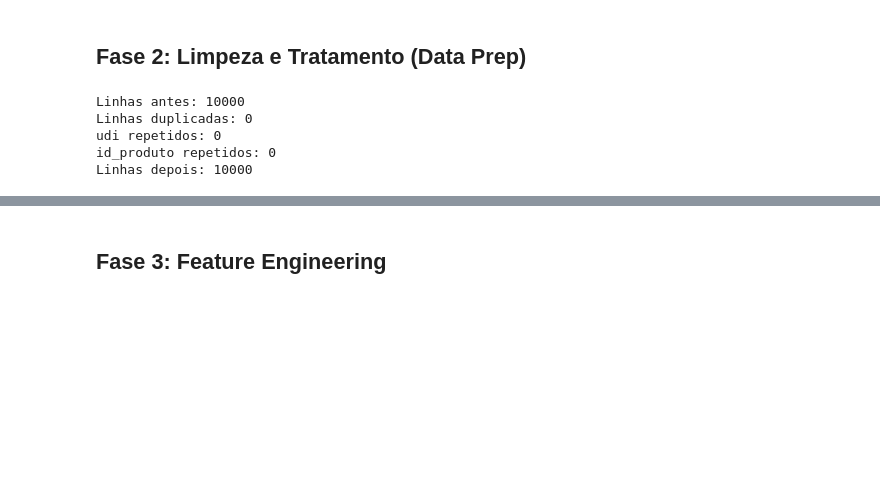
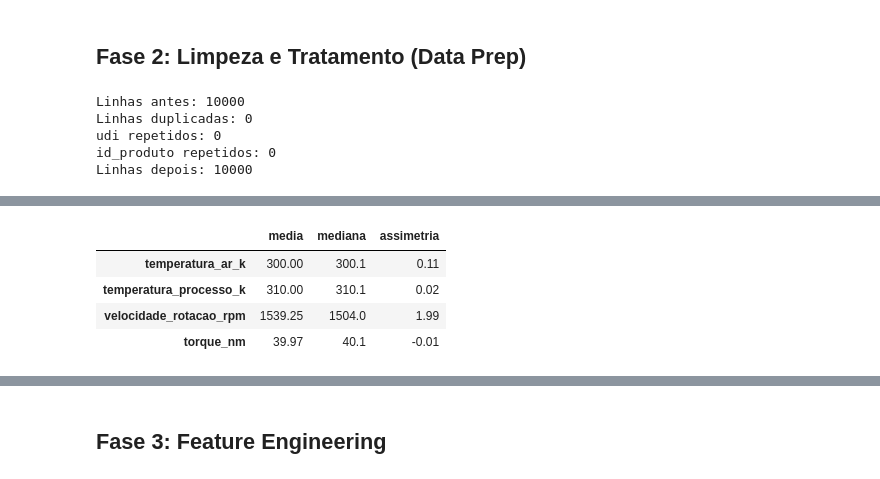
Before and after one commit to felipemendes2077/predictmaint-py, a Jupyter notebook: pipeline_manutencao_preditiva.ipynb, the cells around one changed output, grey strips where cells are left out. Cells and saved outputs as stored; diff of their text form; code cells hidden in the pictures; blank space fills up the shorter version.

```diff
--- a/pipeline_manutencao_preditiva.ipynb
+++ b/pipeline_manutencao_preditiva.ipynb
@@ -156,0 +170,15 @@ Linhas depois: 10000
+# %%
+colunas_nulas = ["temperatura_ar_k", "temperatura_processo_k", "velocidade_rotacao_rpm", "torque_nm"]
+
+comparacao = pd.DataFrame({
+    "media": df[colunas_nulas].mean(),
+    "mediana": df[colunas_nulas].median(),
+    "assimetria": df[colunas_nulas].skew(),
+}).round(2)
+comparacao
+# %% [output]
+|  | media | mediana | assimetria |
+| temperatura_ar_k | 300.00 | 300.1 | 0.11 |
+| temperatura_processo_k | 310.00 | 310.1 | 0.02 |
+| velocidade_rotacao_rpm | 1539.25 | 1504.0 | 1.99 |
+| torque_nm | 39.97 | 40.1 | -0.01 |
```
Also changed, not shown: parts of 3 cells of this notebook.
